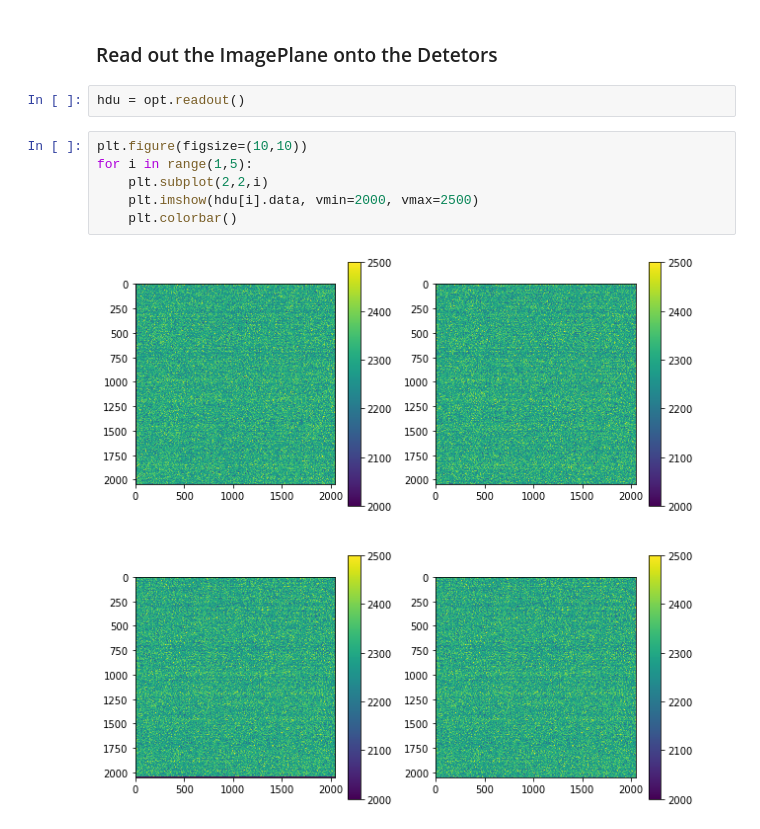
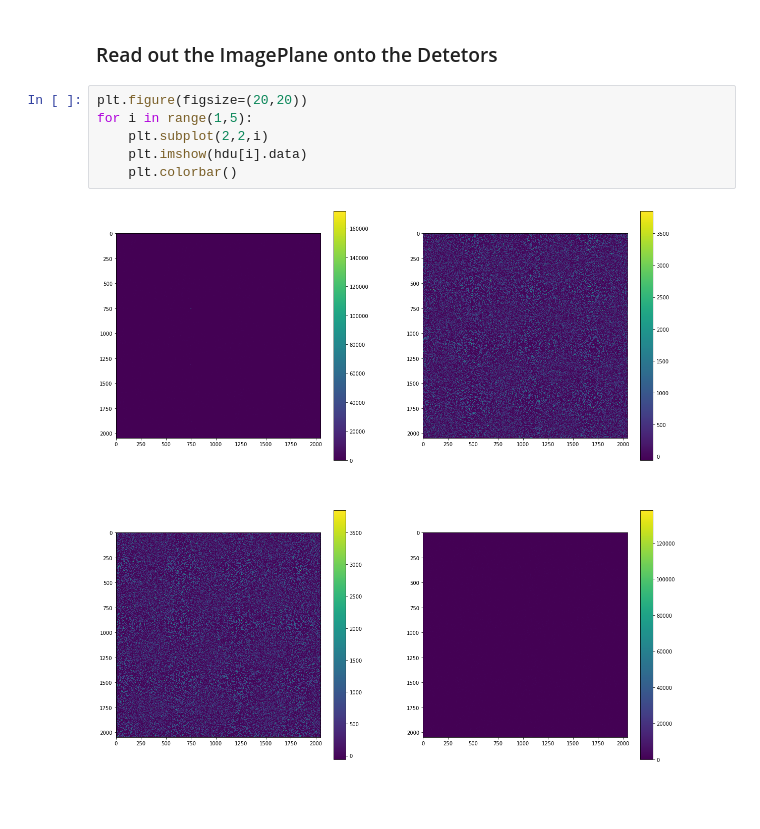
Before and after one commit to AstarVienna/ScopeSim, a Jupyter notebook: docs/source/_static/scopesim_basic_intro.ipynb, the cells around one changed output. Drawn from its saved outputs; the diff is of its cells as text; blank space fills up the shorter version.

```diff
--- a/docs/source/_static/scopesim_basic_intro.ipynb
+++ b/docs/source/_static/scopesim_basic_intro.ipynb
@@ -141,12 +123,10 @@ plt.colorbar()
 # %% [markdown]
 ### Read out the ImagePlane onto the Detetors
-# %%
-hdu = opt.readout()
 # %%
-plt.figure(figsize=(10,10))
+plt.figure(figsize=(20,20))
 for i in range(1,5):
     plt.subplot(2,2,i)
-    plt.imshow(hdu[i].data, vmin=2000, vmax=2500)
+    plt.imshow(hdu[i].data)
     plt.colorbar()
 # %% [output]
-[figure, old version]
+[figure, new version]
```
Also changed, not shown: parts of 12 cells of this notebook.
